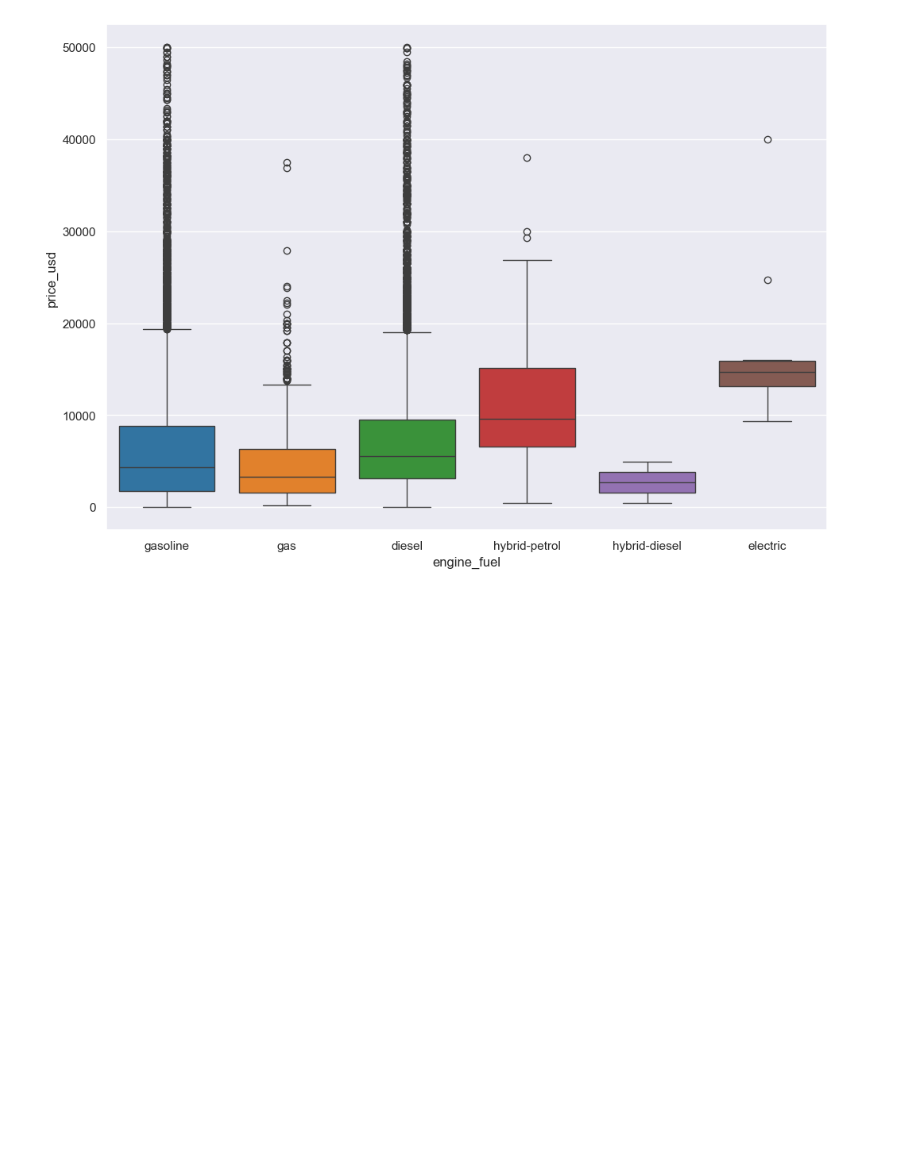
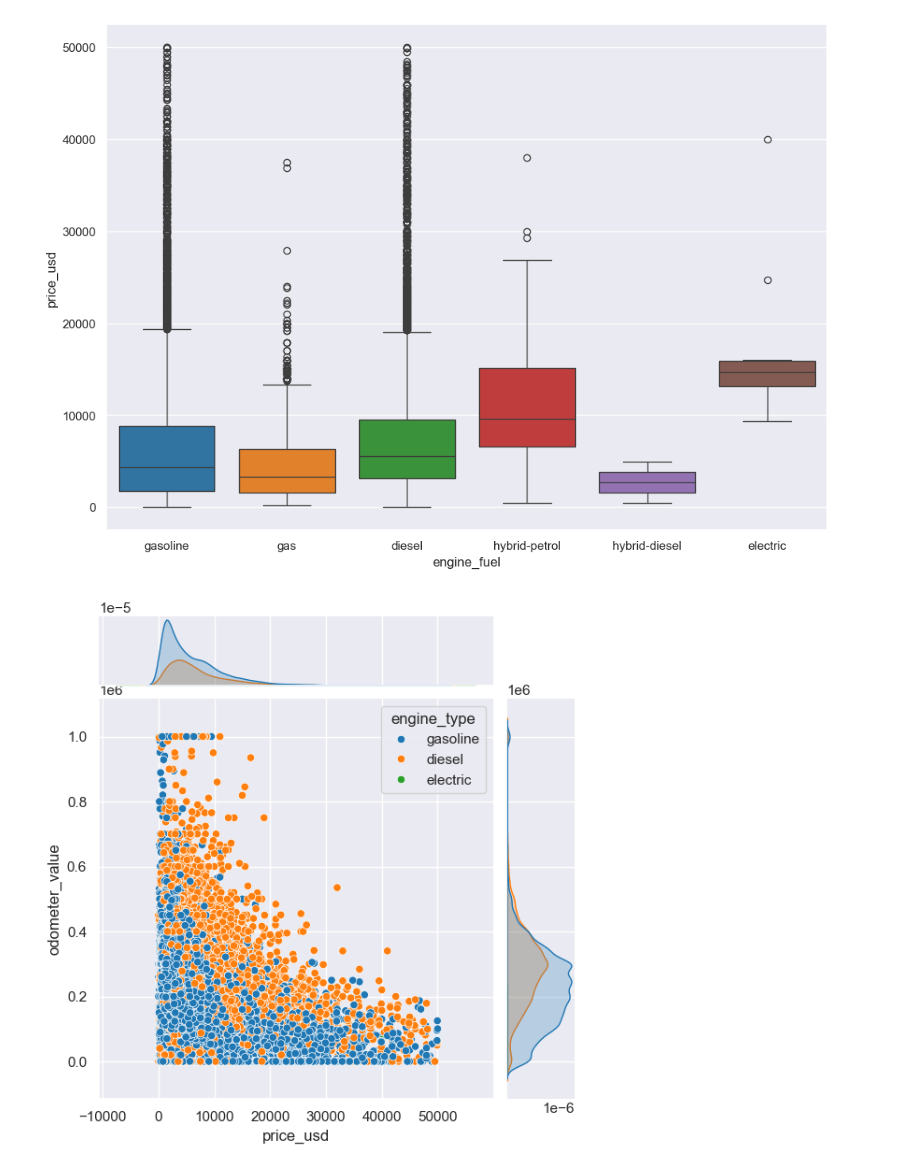
Before and after one commit to Jeison68/CarsProject, a Jupyter notebook: tipo_datos.ipynb, the cells around one changed output. Cells and saved outputs as stored; diff of their text form; code cells hidden in the pictures; blank space fills up the shorter version.

```diff
--- a/tipo_datos.ipynb
+++ b/tipo_datos.ipynb
@@ -155,3 +155,8 @@ Passing `palette` without assigning `hue` is deprecated and will be removed in v
   sns.boxplot(x = 'engine_fuel', y = 'price_usd', data = df, palette='tab10')
 <Axes: xlabel='engine_fuel', ylabel='price_usd'>
 [figure]
+# %%
+sns.jointplot(data=df, x='price_usd', y='odometer_value', hue='engine_type', palette='tab10')
+plt.show()
+# %% [output]
+[figure, added]
```
Also changed, not shown: parts of 6 cells of this notebook.
